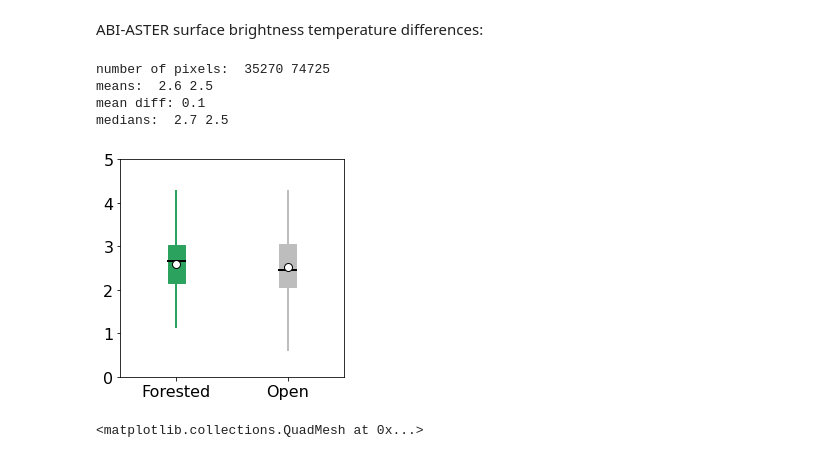
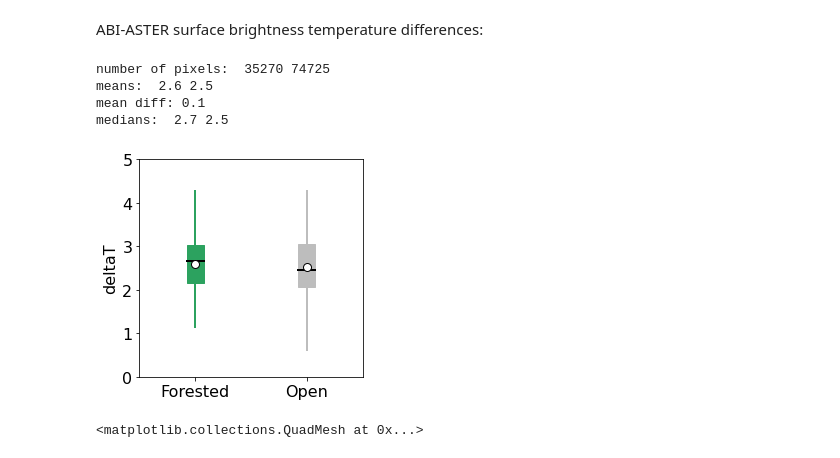
Before and after one commit to spestana/goes-cues, a Jupyter notebook: aster-terrain-boxplots.ipynb, the cells around one changed output. Drawn from its saved outputs; the diff is of its cells as text; code cells hidden in the pictures.

Commit message:
Update plots

```diff
--- a/aster-terrain-boxplots.ipynb
+++ b/aster-terrain-boxplots.ipynb
@@ -46,7 +46,7 @@ geometry = [
 ---
 ### Open dataset
 # %%
-ds = xr.open_dataset('/storage/spestana/ASTER-MODIS-GOES-DEM-FVEG_v4_orthorectified.nc')
+ds = xr.open_dataset('/storage/spestana/ASTER-MODIS-GOES-DEM-FVEG-FSCA_v5_orthorectified.nc')
 ds = ds.rio.clip(geometry)
 # %% [markdown]
 Plot all ASTER image from 2020-04-13 for context
@@ -188,0 +210,19 @@ fraction of occluded (shaded) area (sun pov) 0.0
+# %%
+gt_k = [] # greater than threshold, k
+lt_k = [] # less than threshold, k
+ks = [] # threshold values for each image
+times = [] # time of each image
+
+# for each image in the dataset
+for i in range(0,len(ds.time)):
+    # look at all, or only look at daytime images (daytime hours UTC will be around 18, nighttime around 6)
+    if ds.time.isel(time=i).dt.hour > 0:
+        ## find the 50% quantile (median) (or some other quantile) and use that as the threshold
+        #xx = ds.tcc.values.ravel()
+        #xx = xx[~np.isnan(xx)] # remove nans
+        #xx = xx[xx!=0] # remove zeros
+        k = 50 #np.quantile(xx, 0.50) # median
+        times.append(ds.time.isel(time=i).values)
+        ks.append(k)
+        gt_k.append(ds.ast_goes_aster_rad2tbK.where(ds.modscag > k).isel(time=i).values.ravel())
+        lt_k.append(ds.ast_goes_aster_rad2tbK.where(ds.modscag <= k).isel(time=i).values.ravel())
@@ -188,0 +287,14 @@ fraction of occluded (shaded) area (sun pov) 0.0
+# %%
+k = 50
+
+# blue
+blue_cmap = ListedColormap(['#3182bd'])
+
+# grey
+grey_cmap = ListedColormap(['#f0f0f0'])
+
+plt.figure(figsize=(20,20))
+# green
+ds.ast_goes_aster_rad2tbK.where(ds.modscag > k).isel(time=i).plot(add_colorbar=False,vmin=500,vmax=501,cmap=blue_cmap)
+# grey
+ds.ast_goes_aster_rad2tbK.where(ds.modscag <= k).isel(time=i).plot(add_colorbar=False,vmin=500,vmax=501,cmap=grey_cmap)
@@ -341,34 +456,35 @@ for patch, color in zip(bplot['means'], colors):
     patch.set_markeredgecolor(color)
     patch.set_markerfacecolor('w')
     patch.set_marker('o')
     patch.set_markersize(8)
 for patch, color in zip(bplot['fliers'], colors):
     patch.set_markeredgecolor(color)
     patch.set_markersize(1)
     patch.set_marker('.')
 colors = [color1, color1, color2, color2]
 for patch, color in zip(bplot['whiskers'], colors):
     patch.set_color(color)
     patch.set_linewidth(2)
 for patch, color in zip(bplot['caps'], colors):
     patch.set_color(color)
     patch.set_linewidth(0)
 
 
 
 #plt.title(times[n])
 plt.ylim(0,5);
+plt.ylabel('deltaT')
 
 print('number of pixels: ',len(gt_k_n),len(lt_k_n))
 print('means: ',np.round(np.mean(gt_k_n),1),np.round(np.mean(lt_k_n),1))
 print(f'mean diff: {np.round(np.mean(gt_k_n)-np.mean(lt_k_n),1)}')
 print('medians: ',np.round(np.median(gt_k_n),1),np.round(np.median(lt_k_n),1))
 # %% [output]
 number of pixels:  35270 74725
 means:  2.6 2.5
 mean diff: 0.1
 medians:  2.7 2.5
-[figure, old version]
+[figure, new version]
 # %%
 # green
 green_cmap = ListedColormap(['#2ca25f'])
```
Also changed, not shown: parts of 13 cells of this notebook, 1 other file.
